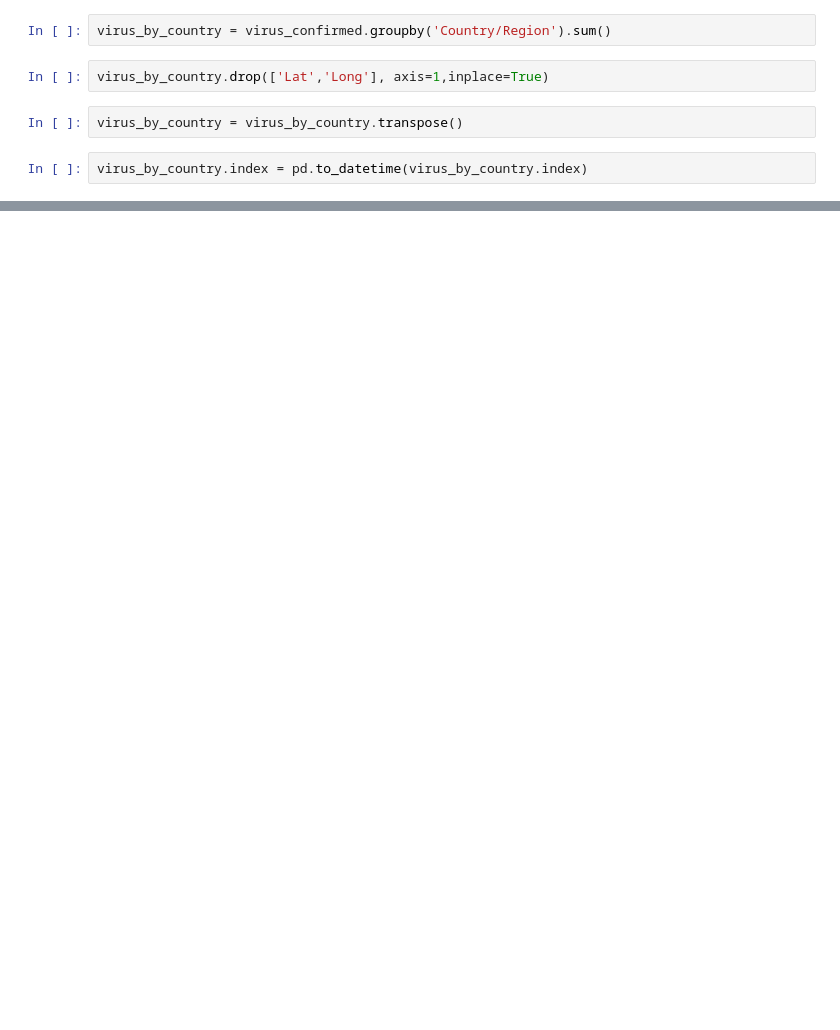
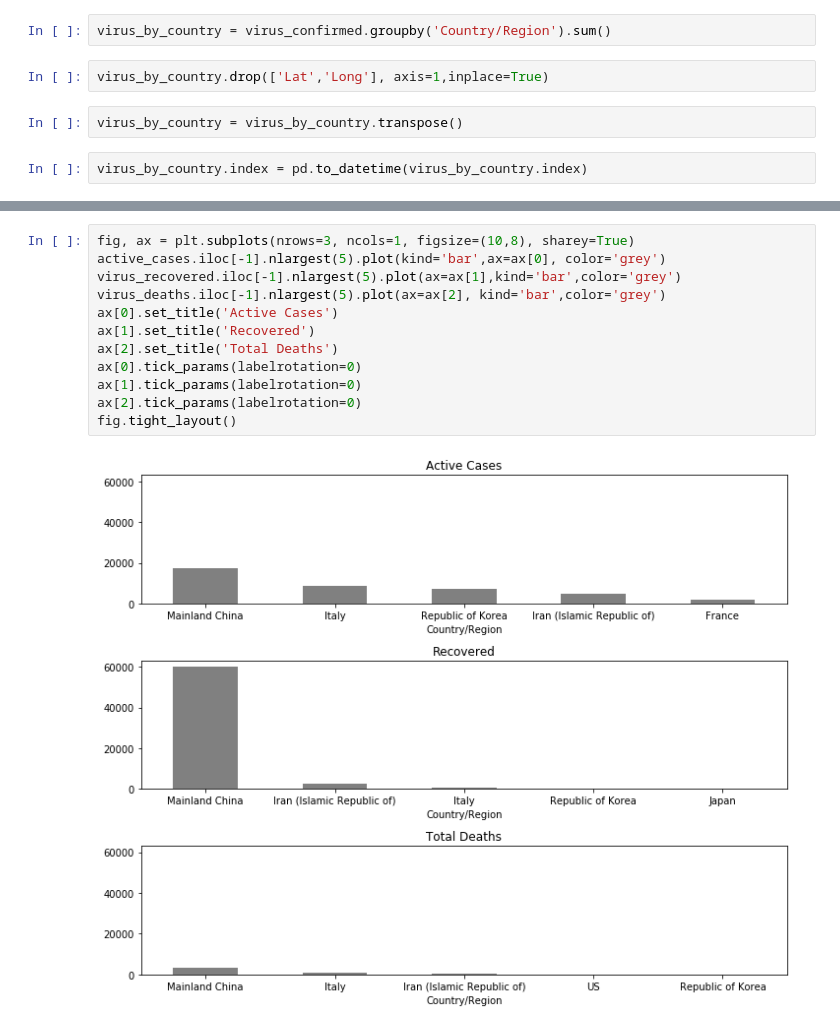
Before and after one commit to k-dhingra/COVID-19, a Jupyter notebook: csse_covid_19_data/Coronavirus data analysis.ipynb, the cells around one changed output, grey strips where cells are left out. Saved outputs shown, nothing was run; the diff lists cells and outputs as text; blank space fills up the shorter version.

```diff
--- a/csse_covid_19_data/Coronavirus data analysis.ipynb
+++ b/csse_covid_19_data/Coronavirus data analysis.ipynb
@@ -39,0 +106,14 @@ virus_by_country.loc['14/02/2020':,['South Korea', 'Italy', 'Iran', 'France']].p
+# %%
+fig, ax = plt.subplots(nrows=3, ncols=1, figsize=(10,8), sharey=True)
+active_cases.iloc[-1].nlargest(5).plot(kind='bar',ax=ax[0], color='grey')
+virus_recovered.iloc[-1].nlargest(5).plot(ax=ax[1],kind='bar',color='grey')
+virus_deaths.iloc[-1].nlargest(5).plot(ax=ax[2], kind='bar',color='grey')
+ax[0].set_title('Active Cases')
+ax[1].set_title('Recovered')
+ax[2].set_title('Total Deaths')
+ax[0].tick_params(labelrotation=0)
+ax[1].tick_params(labelrotation=0)
+ax[2].tick_params(labelrotation=0)
+fig.tight_layout()
+# %% [output]
+[figure, added]
```
Also changed, not shown: parts of 36 cells of this notebook.
